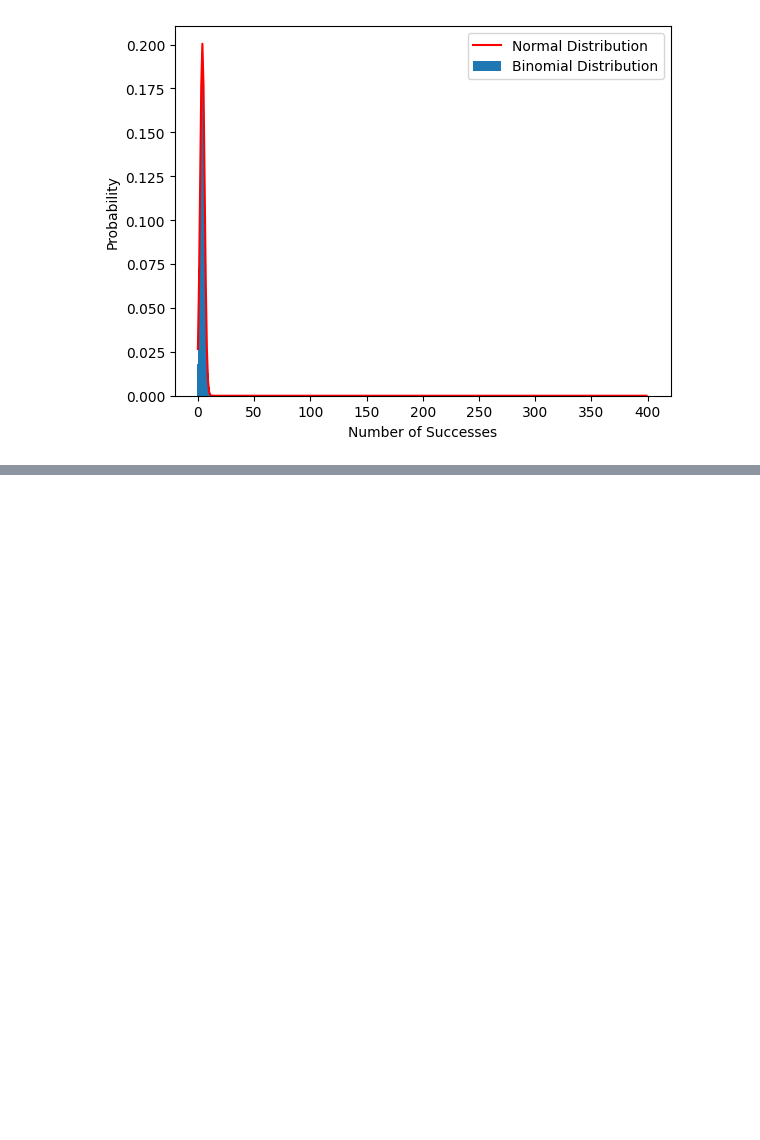
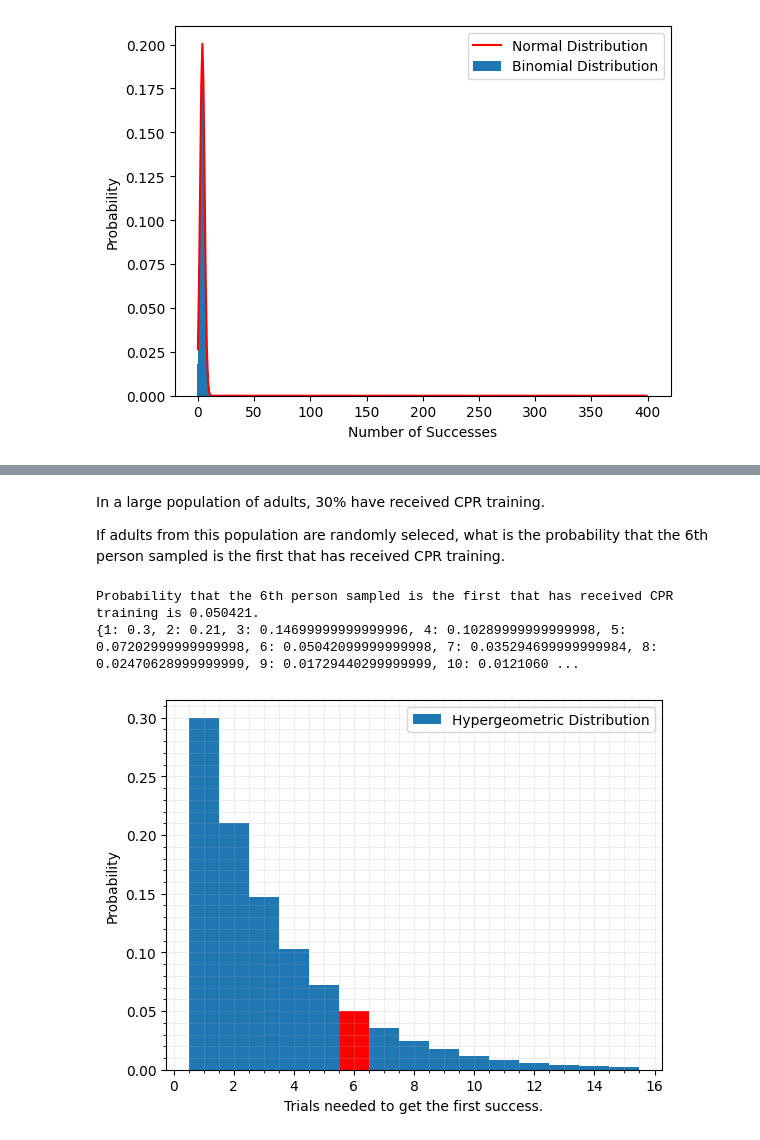
Before and after one commit to StormGear/ProbabilityTheory, a Jupyter notebook: PythonKernel/basics.ipynb, the cells around one changed output, grey strips where cells are left out. Saved outputs shown, nothing was run; the diff lists cells and outputs as text; code cells hidden in the pictures; blank space fills up the shorter version.

```diff
--- a/PythonKernel/basics.ipynb
+++ b/PythonKernel/basics.ipynb
@@ -115,0 +207,32 @@ Text(0, 0.5, 'Probability')
+# %% [markdown]
+In a large population of adults, 30% have received CPR training.
+
+If adults from this population are randomly seleced, what is the probability that the 6th person sampled is the first that has received CPR training.
+# %%
+import numpy as np
+from scipy.stats import geom
+
+# Define the parameters of the distribution
+p = 0.3
+x = np.arange(1,16)
+geompmf = geom.pmf(x, p) # Calculate the pmf
+
+# plt.plot(x, geompmf, 'ro', label='Hypergeometric Distribution')
+barchart = plt.bar(x, geompmf, 1, label='Hypergeometric Distribution')
+plt.legend(loc="best")
+plt.xlabel('Trials needed to get the first success.')
+plt.ylabel('Probability')
+plt.grid(which="both", axis="both", alpha=0.2)
+plt.minorticks_on()
+
+#
+barchart[5].set_facecolor('red')
+# plt.vlines(x, 0, geompmf, lw=2, colors=("red"))
+
+# Print the result
+print(f"Probability that the {x[5]}th person sampled is the first that has received CPR training is {geompmf[5]:.6f}.")
+print(dict(zip(x, geompmf)))
+# %% [output]
+Probability that the 6th person sampled is the first that has received CPR training is 0.050421.
+{1: 0.3, 2: 0.21, 3: 0.14699999999999996, 4: 0.10289999999999998, 5: 0.07202999999999998, 6: 0.05042099999999998, 7: 0.035294699999999984, 8: 0.02470628999999999, 9: 0.01729440299999999, 10: 0.0121060 ...
+[figure, added]
```
Also changed, not shown: parts of 9 cells of this notebook, 1 other file.
